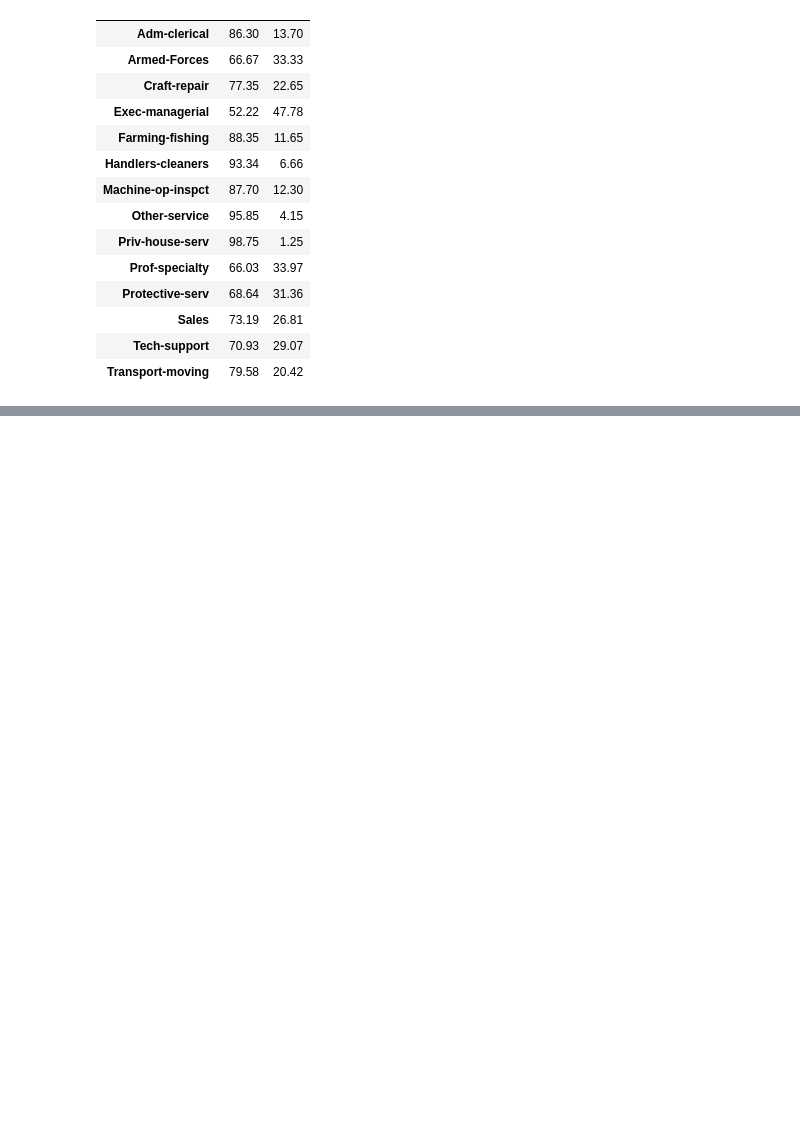
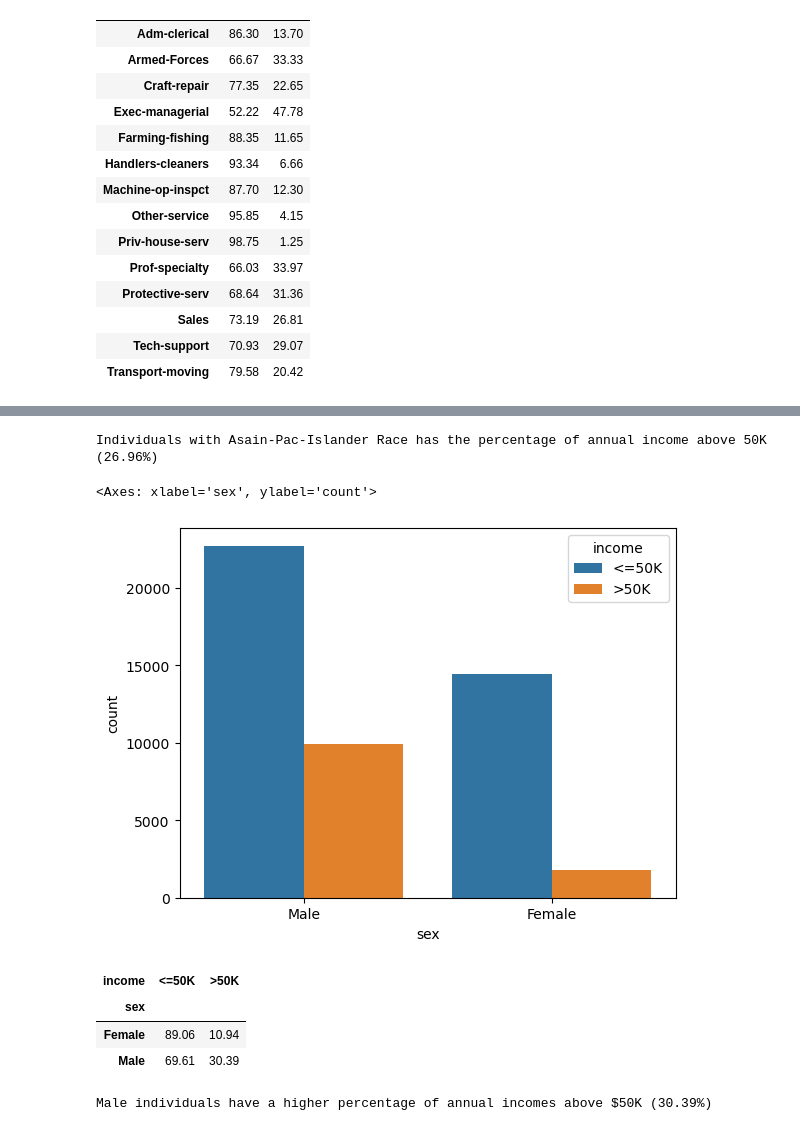
Before and after one commit to himashooo/Adult-Income, a Jupyter notebook: Adult Income.ipynb, the cells around one changed output, grey strips where cells are left out. Cells and saved outputs as stored; diff of their text form; code cells hidden in the pictures; blank space fills up the shorter version.

```diff
--- a/Adult Income.ipynb
+++ b/Adult Income.ipynb
@@ -441,0 +475,21 @@ income_occ
+# %%
+print(f"Individuals with Asain-Pac-Islander Race has the percentage of annual income above 50K ({income_race.loc['Asian-Pac-Islander','>50K']}%)")
+# %% [output]
+Individuals with Asain-Pac-Islander Race has the percentage of annual income above 50K (26.96%)
+# %%
+sns.countplot(data=df,x='sex',hue='income')
+# %% [output]
+<Axes: xlabel='sex', ylabel='count'>
+[figure, added]
+# %%
+income_sex=(pd.crosstab(df['sex'],df['income'],normalize='index')*100).round(2)
+income_sex
+# %% [output]
+| income | <=50K | >50K |
+| sex |  |  |
+| Female | 89.06 | 10.94 |
+| Male | 69.61 | 30.39 |
+# %%
+print(f"Male individuals have a higher percentage of annual incomes above $50K ({income_sex.loc['Male', '>50K']}%)")
+# %% [output]
+Male individuals have a higher percentage of annual incomes above $50K (30.39%)
```
Also changed, not shown: parts of 29 cells of this notebook.
